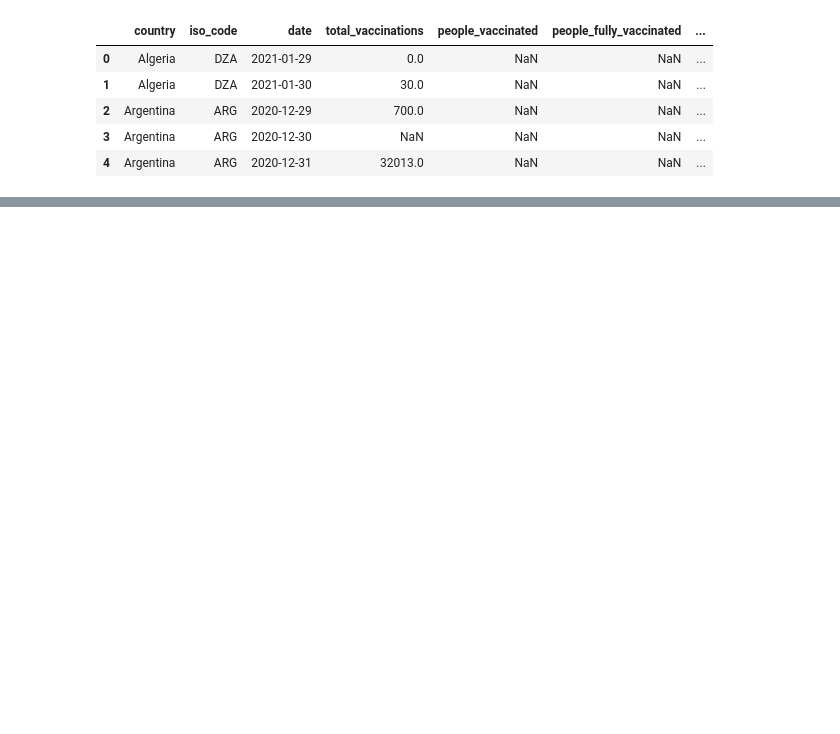
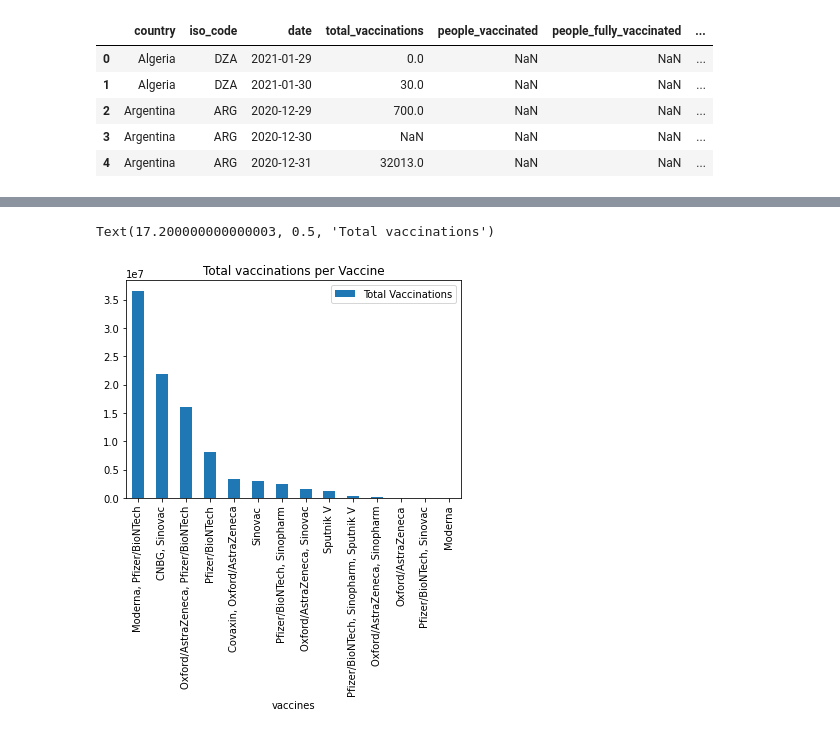
Before and after one commit to ginarasillo/Project2, a Jupyter notebook: Vaccines.ipynb, the cells around one changed output, grey strips where cells are left out. Cells and saved outputs as stored; diff of their text form; code cells hidden in the pictures; blank space fills up the shorter version.

```diff
--- a/Vaccines.ipynb
+++ b/Vaccines.ipynb
@@ -110,0 +111,8 @@ Text(0, 0.5, 'Sum of daily vaccinations')
+# %%
+lab_vaccines = vaccines_df.groupby(["vaccines"])
+
+total_lab_vacc = pd.DataFrame({
+    "Total Vaccinations": lab_vaccines['daily_vaccinations'].sum()
+})
+total_lab_vacc=total_lab_vacc.sort_values(by="Total Vaccinations",ascending=False)
+total_lab_vacc
@@ -110,0 +136,8 @@ Text(0, 0.5, 'Sum of daily vaccinations')
+# %%
+lab_vaccines_data = total_lab_vacc.plot.bar(rot='vertical',title="Total vaccinations per Vaccine")
+
+country_vaccines_data.set_xlabel("Vaccine")
+country_vaccines_data.set_ylabel("Total vaccinations")
+# %% [output]
+Text(17.200000000000003, 0.5, 'Total vaccinations')
+[figure, added]
```
Also changed, not shown: parts of 13 cells of this notebook.
